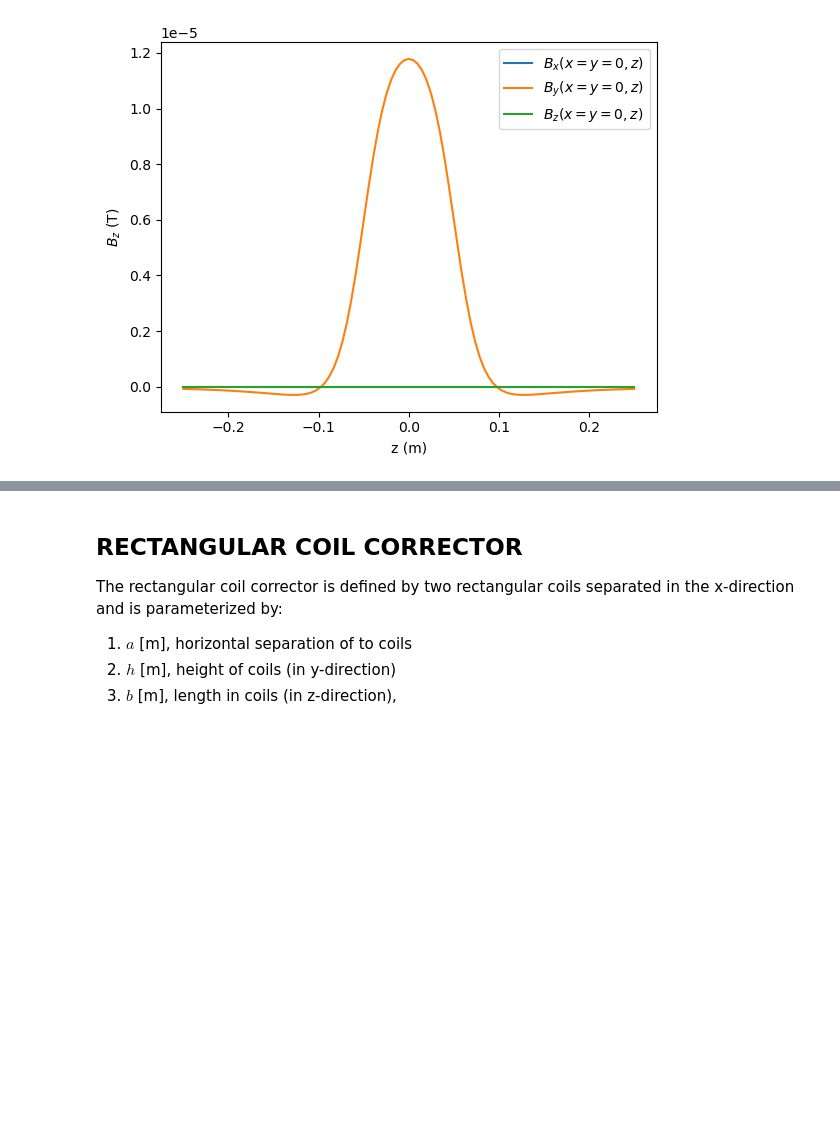
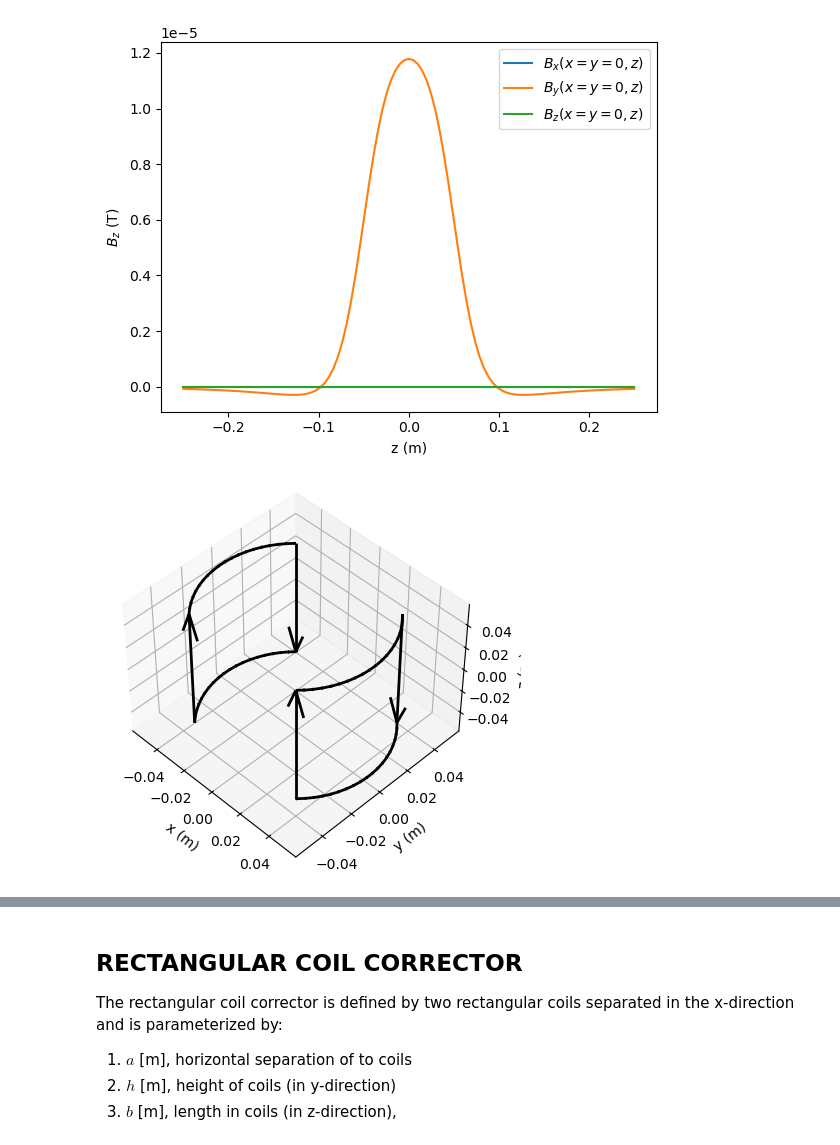
Before and after one commit to ChristopherMayes/openPMD-beamphysics, a Jupyter notebook: examples/fields/corrector_modeling/corrector_modeling.ipynb, the cells around one changed output, grey strips where cells are left out. Cells and saved outputs as stored; diff of their text form; code cells hidden in the pictures; blank space fills up the shorter version.

```diff
--- a/examples/fields/corrector_modeling/corrector_modeling.ipynb
+++ b/examples/fields/corrector_modeling/corrector_modeling.ipynb
@@ -44,3 +46,14 @@ FM.plot('By', y=0.0123)
 FM.plot_onaxis(['Bx', 'By', 'Bz'])
 # %% [output]
 [figure]
+# %%
+FM = make_dipole_corrector_fieldmesh(current=current,
+                                     xmin=-R, xmax=R, nx=101,
+                                     ymin=-R, ymax=R, ny=101,
+                                     zmin=-5*L/2, zmax=5*L/2, nz=101,
+                                     mode='saddle',
+                                     R=R, L=L, theta=theta, npts=20,
+                                     plot_wire=True,
+                                     tilt=np.pi/2)
+# %% [output]
+[figure, added]
```
Also changed, not shown: parts of 5 cells of this notebook, 24 other files.
